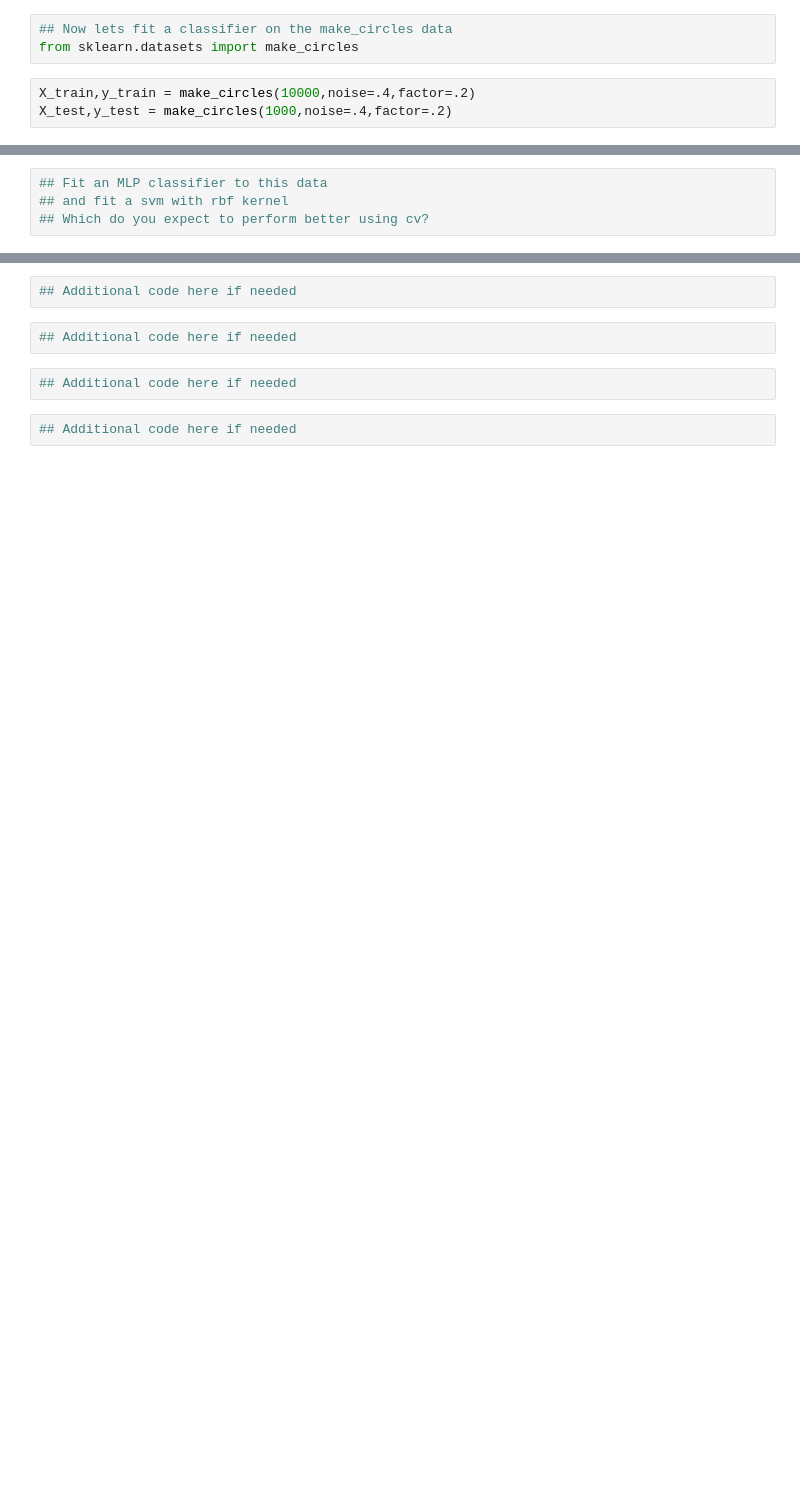
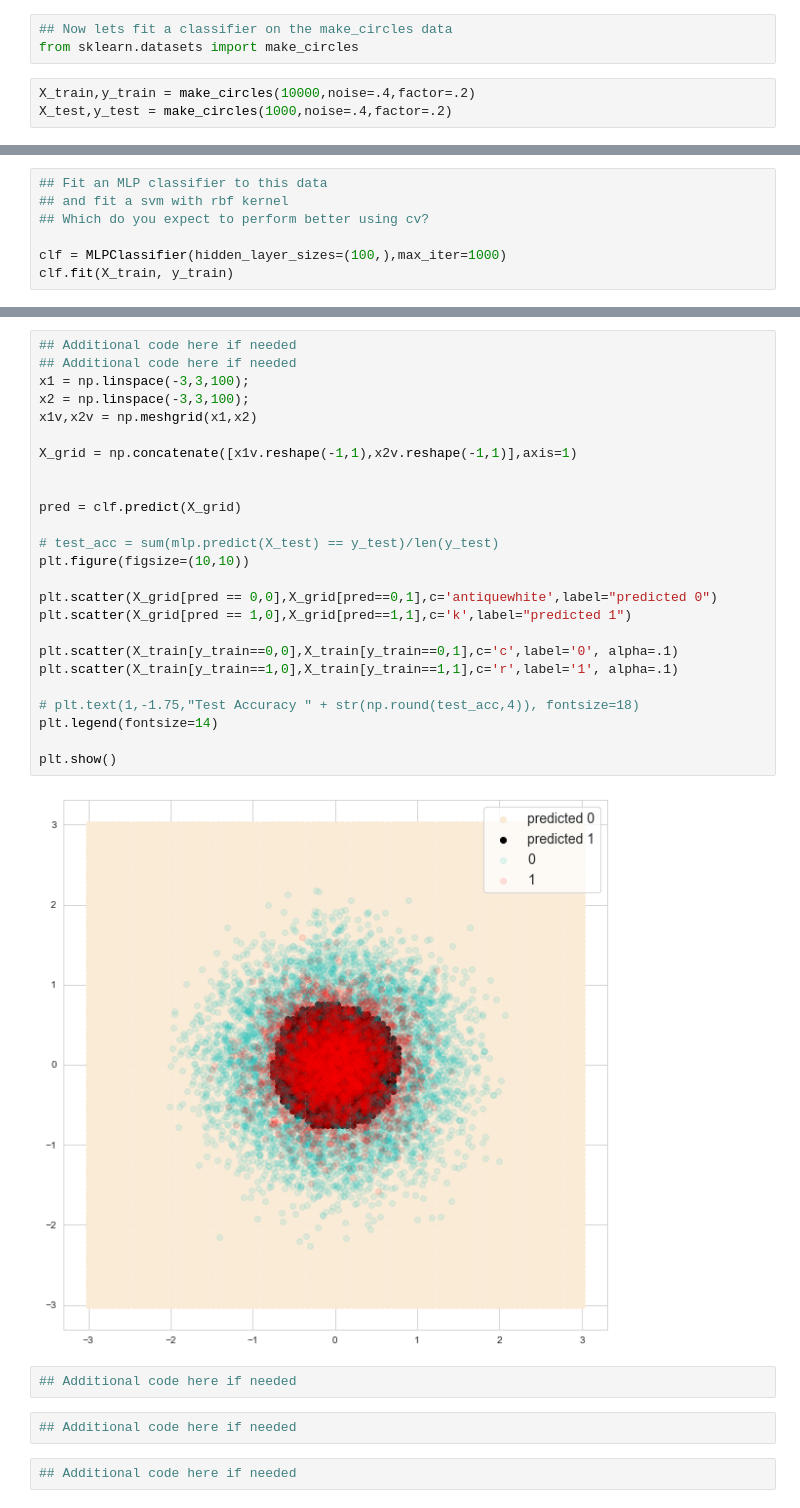
Before and after one commit to yuxinxwang/Code2020Materials, a Jupyter notebook: Lectures/NeuralNetworks/Notebook 2 - Multilayer Networks.ipynb, the cells around one changed output, grey strips where cells are left out. Saved outputs shown, nothing was run; the diff lists cells and outputs as text; blank space fills up the shorter version.

```diff
--- a/Lectures/NeuralNetworks/Notebook 2 - Multilayer Networks.ipynb
+++ b/Lectures/NeuralNetworks/Notebook 2 - Multilayer Networks.ipynb
@@ -154,3 +204,6 @@ plt.show()
 ## Fit an MLP classifier to this data
 ## and fit a svm with rbf kernel
 ## Which do you expect to perform better using cv?
+
+clf = MLPClassifier(hidden_layer_sizes=(100,),max_iter=1000)
+clf.fit(X_train, y_train)
@@ -157,5 +218,30 @@ plt.show()
-# %%
-## Additional code here if needed
+# %%
+## Additional code here if needed
+## Additional code here if needed
+x1 = np.linspace(-3,3,100);
+x2 = np.linspace(-3,3,100);
+x1v,x2v = np.meshgrid(x1,x2)
+
+X_grid = np.concatenate([x1v.reshape(-1,1),x2v.reshape(-1,1)],axis=1)
+
+
+pred = clf.predict(X_grid)
+
+# test_acc = sum(mlp.predict(X_test) == y_test)/len(y_test)
+plt.figure(figsize=(10,10))
+
+plt.scatter(X_grid[pred == 0,0],X_grid[pred==0,1],c='antiquewhite',label="predicted 0")
+plt.scatter(X_grid[pred == 1,0],X_grid[pred==1,1],c='k',label="predicted 1")
+
+plt.scatter(X_train[y_train==0,0],X_train[y_train==0,1],c='c',label='0', alpha=.1)
+plt.scatter(X_train[y_train==1,0],X_train[y_train==1,1],c='r',label='1', alpha=.1)
+
+# plt.text(1,-1.75,"Test Accuracy " + str(np.round(test_acc,4)), fontsize=18)
+plt.legend(fontsize=14)
+
+plt.show()
+# %% [output]
+[figure, added]
 # %%
 ## Additional code here if needed
 # %%
```
Also changed, not shown: parts of 9 cells of this notebook, 2 other files.
